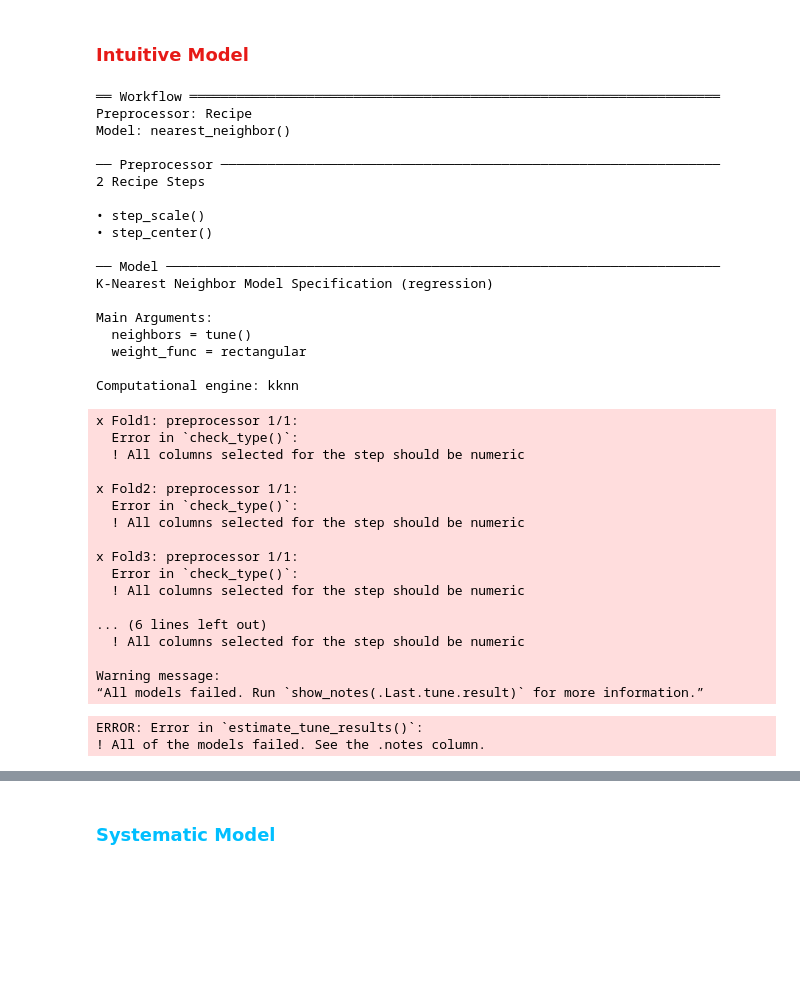
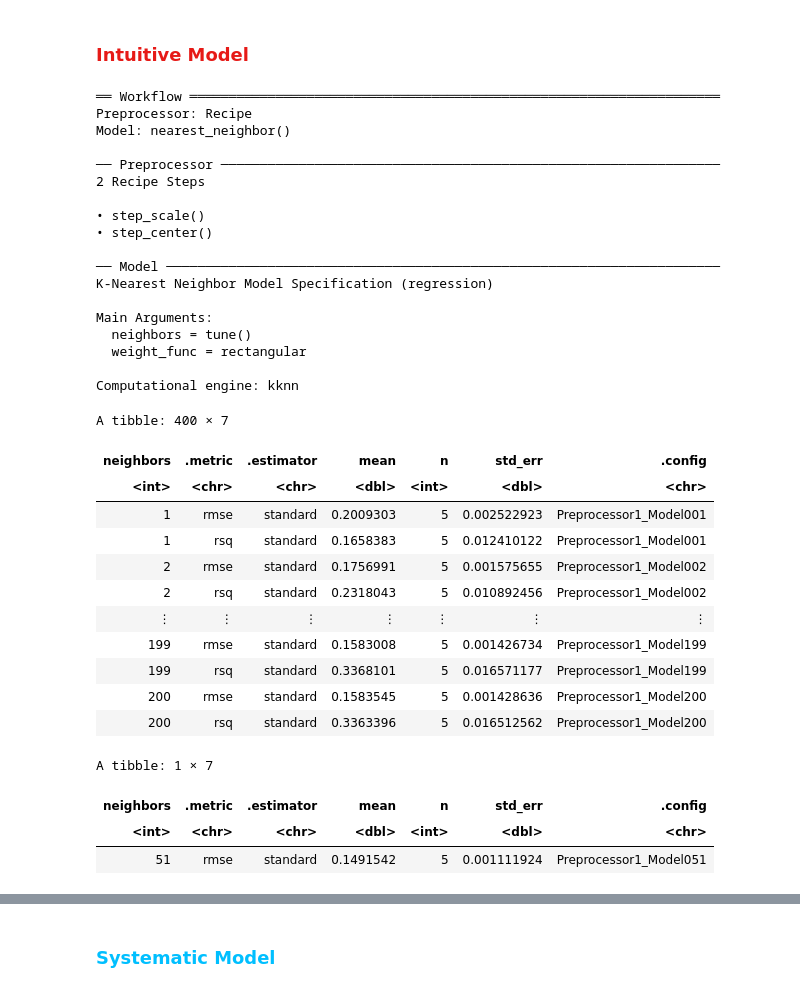
Before and after one commit to eshuaiii/dsci-100-2022w1-group-79, a Jupyter notebook: 79_project_report.ipynb, the cells around one changed output, grey strips where cells are left out. Drawn from its saved outputs; the diff is of its cells as text; code cells hidden in the pictures; blank space fills up the shorter version.

```diff
--- a/79_project_report.ipynb
+++ b/79_project_report.ipynb
@@ -327,7 +327,7 @@ spotify_workflow <- workflow() |>
 spotify_workflow
 
 # create workflow + gridvals <- tibble(neighbors = seq(1, 400))
-gridvals <- tibble(neighbors = seq(1, 400))
+gridvals <- tibble(neighbors = seq(1, 200))
 spotify_results <- spotify_workflow |>
     tune_grid(resamples = spotify_vfold, grid = gridvals) |>
     collect_metrics()
@@ -335,67 +335,64 @@ spotify_results
 
 # output results + pick out best result as k_min
 spotify_min <- spotify_results |>
     filter(.metric == "rmse") |>
     arrange(mean) |>
     slice(1)
 spotify_min
 
-k_min <- spotify_min |>
-    pull(neighbors)
+# k_min <- spotify_min |>
+#     pull(neighbors)
 
-# retrain everything + find rmse
-spotify_best_spec <- nearest_neighbor(weight_func = "rectangular", neighbors = k_min) |>
-    set_engine("kknn") |>
-    set_mode("regression")
+# # retrain everything + find rmse
+# spotify_best_spec <- nearest_neighbor(weight_func = "rectangular", neighbors = k_min) |>
+#     set_engine("kknn") |>
+#     set_mode("regression")
 
-spotify_best_fit <- workflow() |>
-    add_recipe(spotify_recipe) |>
-    add_model(marathon_best_spec) |>
-    fit(data = spotify_training_cleaned)
+# spotify_best_fit <- workflow() |>
+#     add_recipe(spotify_recipe) |>
+#     add_model(spotify_best_spec) |>
+#     fit(data = spotify_training_intuitive_unscaled)
 
-spotify_summary <- spotify_best_fit |>
-    predict(spotify_testing_cleaned) |>
-    bind_cols(spotify_testing_cleaned) |>
-    metrics(truth = danceability, estimate = .pred)
-spotify_summary
+# spotify_summary <- spotify_best_fit |>
+#     predict(spotify_testing_cleaned) |>
+#     bind_cols(spotify_testing_cleaned) |>
+#     metrics(truth = danceability, estimate = .pred)
+# spotify_summary
 # %% [output]
 ══ Workflow ════════════════════════════════════════════════════════════════════
 Preprocessor: Recipe
 Model: nearest_neighbor()
 
 ── Preprocessor ────────────────────────────────────────────────────────────────
 2 Recipe Steps
 
 • step_scale()
 • step_center()
 
 ── Model ───────────────────────────────────────────────────────────────────────
 K-Nearest Neighbor Model Specification (regression)
 
 Main Arguments:
   neighbors = tune()
   weight_func = rectangular
 
 Computational engine: kknn
-x Fold1: preprocessor 1/1:
-  Error in `check_type()`:
-  ! All columns selected for the step should be numeric
-
-x Fold2: preprocessor 1/1:
-  Error in `check_type()`:
-  ! All columns selected for the step should be numeric
-
-x Fold3: preprocessor 1/1:
-  Error in `check_type()`:
-  ! All columns selected for the step should be numeric
-
-... (6 lines left out)
-  ! All columns selected for the step should be numeric
-
-Warning message:
-“All models failed. Run `show_notes(.Last.tune.result)` for more information.”
+A tibble: 400 × 7
+| neighbors | .metric | .estimator | mean | n | std_err | .config |
+| <int> | <chr> | <chr> | <dbl> | <int> | <dbl> | <chr> |
+| 1 | rmse | standard | 0.2009303 | 5 | 0.002522923 | Preprocessor1_Model001 |
+| 1 | rsq | standard | 0.1658383 | 5 | 0.012410122 | Preprocessor1_Model001 |
+| 2 | rmse | standard | 0.1756991 | 5 | 0.001575655 | Preprocessor1_Model002 |
+| 2 | rsq | standard | 0.2318043 | 5 | 0.010892456 | Preprocessor1_Model002 |
+| ⋮ | ⋮ | ⋮ | ⋮ | ⋮ | ⋮ | ⋮ |
+| 199 | rmse | standard | 0.1583008 | 5 | 0.001426734 | Preprocessor1_Model199 |
+| 199 | rsq | standard | 0.3368101 | 5 | 0.016571177 | Preprocessor1_Model199 |
+| 200 | rmse | standard | 0.1583545 | 5 | 0.001428636 | Preprocessor1_Model200 |
+| 200 | rsq | standard | 0.3363396 | 5 | 0.016512562 | Preprocessor1_Model200 |
-ERROR: Error in `estimate_tune_results()`:
-! All of the models failed. See the .notes column.
+A tibble: 1 × 7
+| neighbors | .metric | .estimator | mean | n | std_err | .config |
+| <int> | <chr> | <chr> | <dbl> | <int> | <dbl> | <chr> |
+| 51 | rmse | standard | 0.1491542 | 5 | 0.001111924 | Preprocessor1_Model051 |
 # %%
 spotify_min <- spotify_results |>
     filter(.metric == "rmse") |>
```
Also changed, not shown: parts of 8 cells of this notebook.
